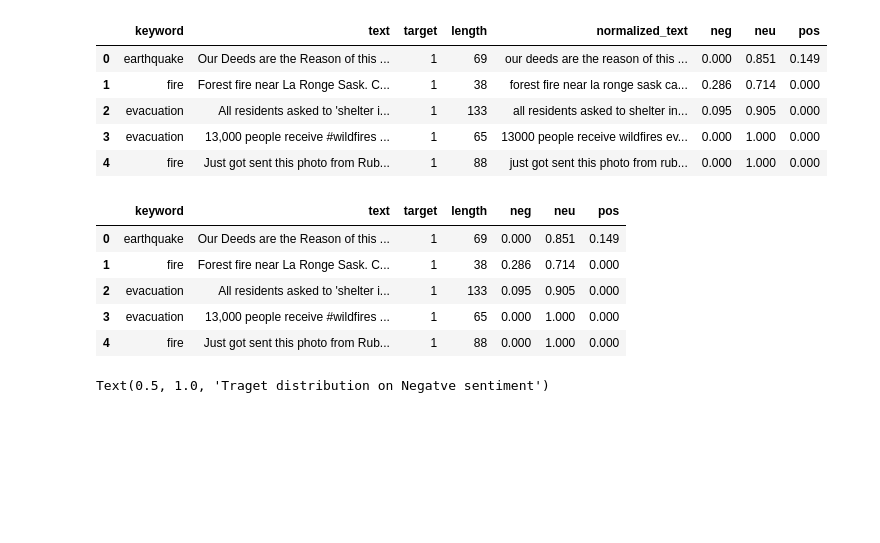
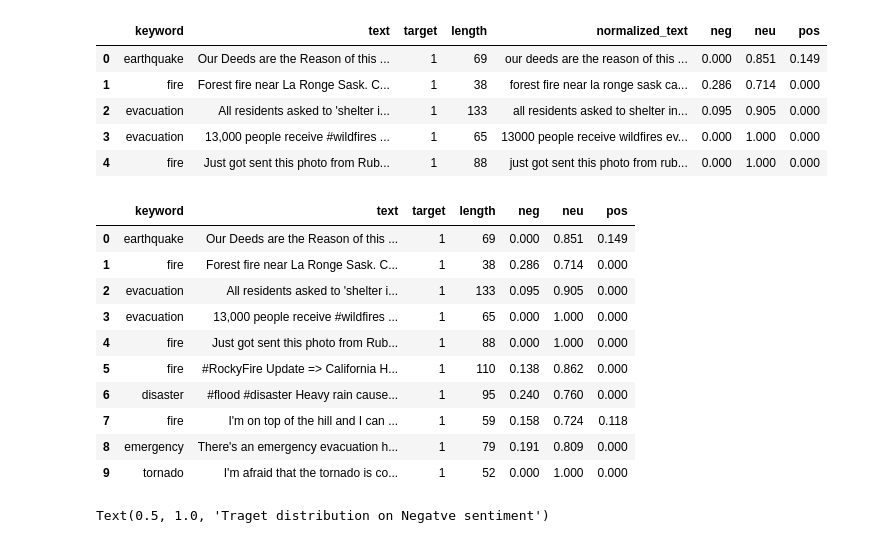
Before and after one commit to Shiska07/Information-Retreval-and-Natural-Language-Processing, a Jupyter notebook: Text Data Preprocessing using Normalization for NLP.ipynb, the cells around one changed output. Drawn from its saved outputs; the diff is of its cells as text; code cells hidden in the pictures; blank space fills up the shorter version.

```diff
--- a/Text Data Preprocessing using Normalization for NLP.ipynb
+++ b/Text Data Preprocessing using Normalization for NLP.ipynb
@@ -403,14 +395,19 @@ df_train.head()
 df_train.drop(['normalized_text'], axis = 1, inplace = True)
 df_test.drop(['normalized_text'], axis = 1, inplace = True)
 # %%
-df_train.head()
+df_train.head(10)
 # %% [output]
 |  | keyword | text | target | length | neg | neu | pos |
 | 0 | earthquake | Our Deeds are the Reason of this ... | 1 | 69 | 0.000 | 0.851 | 0.149 |
 | 1 | fire | Forest fire near La Ronge Sask. C... | 1 | 38 | 0.286 | 0.714 | 0.000 |
 | 2 | evacuation | All residents asked to 'shelter i... | 1 | 133 | 0.095 | 0.905 | 0.000 |
 | 3 | evacuation | 13,000 people receive #wildfires ... | 1 | 65 | 0.000 | 1.000 | 0.000 |
 | 4 | fire | Just got sent this photo from Rub... | 1 | 88 | 0.000 | 1.000 | 0.000 |
+| 5 | fire | #RockyFire Update => California H... | 1 | 110 | 0.138 | 0.862 | 0.000 |
+| 6 | disaster | #flood #disaster Heavy rain cause... | 1 | 95 | 0.240 | 0.760 | 0.000 |
+| 7 | fire | I'm on top of the hill and I can ... | 1 | 59 | 0.158 | 0.724 | 0.118 |
+| 8 | emergency | There's an emergency evacuation h... | 1 | 79 | 0.191 | 0.809 | 0.000 |
+| 9 | tornado | I'm afraid that the tornado is co... | 1 | 52 | 0.000 | 1.000 | 0.000 |
 # %%
 # let's checkout the distribution based plt.figure(figsize = (8,6))
 plt.figure(figsize = (6,4))
```
Also changed, not shown: parts of 6 cells of this notebook.
